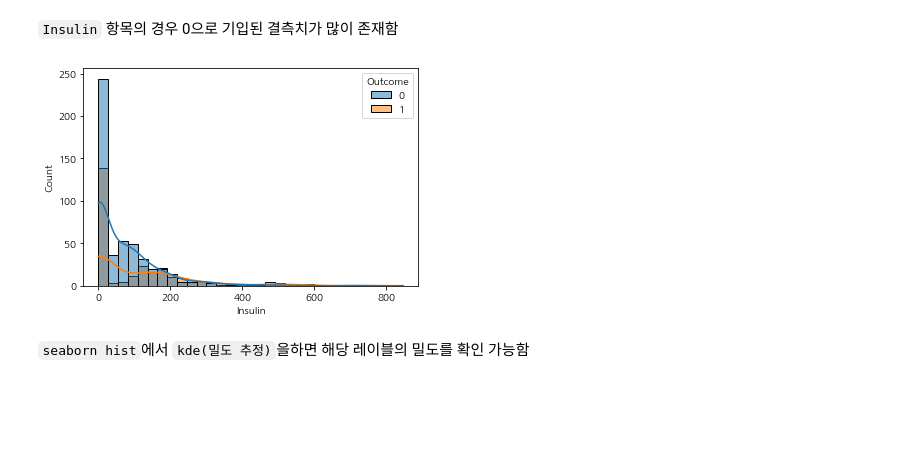
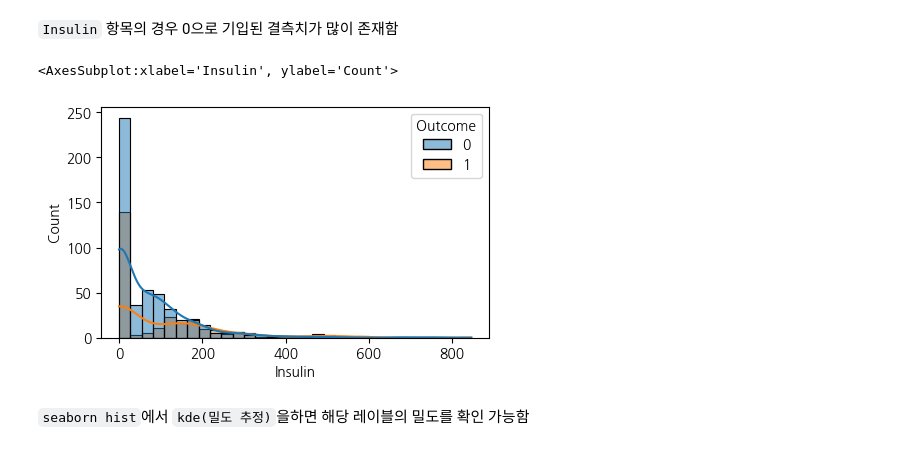
Before and after one commit to nuyhc/Begins_with_a_single_step, a Jupyter notebook: 04_ML/homeowrk/과제 제출 폴더/ML_EDA_CLF_이름.ipynb, the cells around one changed output. Drawn from its saved outputs; the diff is of its cells as text; code cells hidden in the pictures; blank space fills up the shorter version.

```diff
--- a/04_ML/homeowrk/과제 제출 폴더/ML_EDA_CLF_이름.ipynb
+++ b/04_ML/homeowrk/과제 제출 폴더/ML_EDA_CLF_이름.ipynb
@@ -278,7 +384,7 @@ Garbage In - Garbage Out, 잘 전처리된 데이터를 사용하면 좋은 성
 Pima 인디언 데이터 셋에서 `Pregnancies`의 경우 3회 미만인 경우가 대부분임
 0 ~ 17까지 수치형 범주지만, 범주형 변주로 바꾸는 피쳐 엔지니어링을 진행함 -> 임신 횟수 6회를 기준으로 범주형으로 전환
 # %%
-df_pima["Pregnancies_high"] = # 해당 부분의 로직을 작성하면 됩니다
+df_pima["Pregnancies_high"] = df_pima["Pregnancies"]>6
 df_pima.head(5)
 # %% [output]
 |  | Pregnancies | Glucose | BloodPressure | SkinThickness | Insulin | BMI | DiabetesPedigreeFunction | Age | ... |
@@ -317,8 +462,11 @@ accuracy_score(y_test, y_pre_max4_Pre_high)
 `Insulin` 항목의 경우 0으로 기입된 결측치가 많이 존재함
 # %%
 # Outcome을 기준으로, Insulin의 값을 구분해 KDE와 함께 시각화 해봅니다
+plt.figure(figsize=(5,3))
+sns.histplot(data=df_pima, x="Insulin", hue="Outcome", kde=True)
 # %% [output]
+<AxesSubplot:xlabel='Insulin', ylabel='Count'>
-[figure, old version]
+[figure, new version]
 # %% [markdown]
 `seaborn hist`에서 `kde(밀도 추정)`을하면 해당 레이블의 밀도를 확인 가능함
 # %% [markdown]
```
Also changed, not shown: parts of 70 cells of this notebook.
